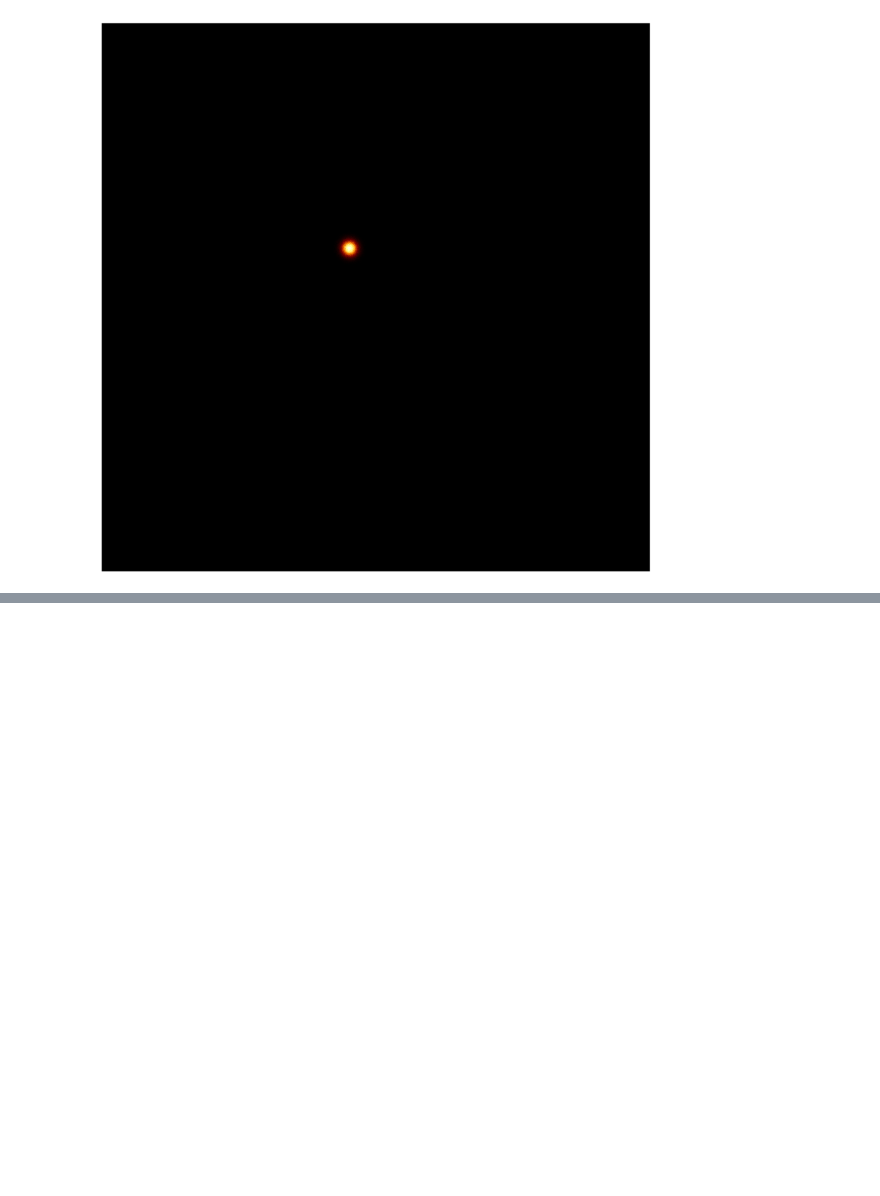
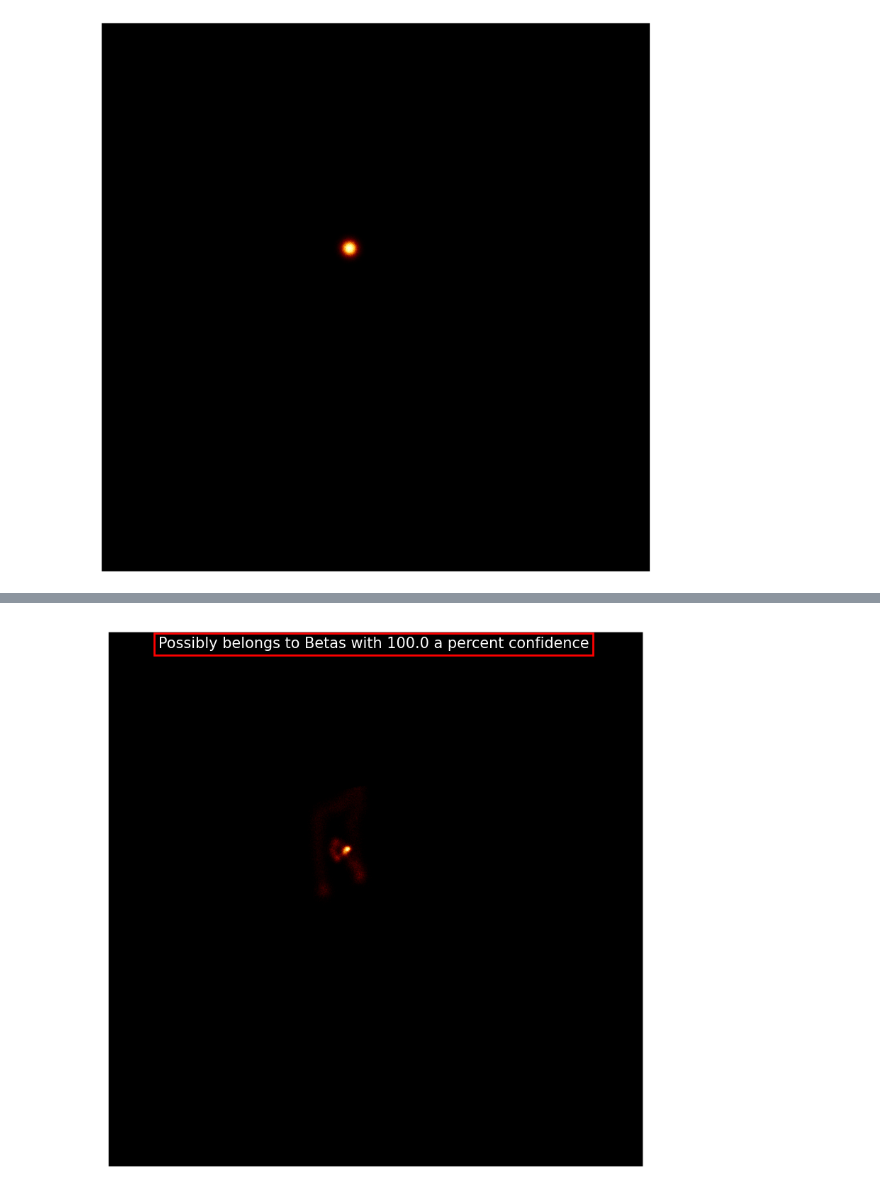
Before and after one commit to ilkerparmaksiz/Analysis, a Jupyter notebook: CRAB/Main/SimAnalysis/Particle_ID.ipynb, the cells around one changed output, grey strips where cells are left out. Saved outputs shown, nothing was run; the diff lists cells and outputs as text; code cells hidden in the pictures; blank space fills up the shorter version.

Commit message:
Particle Identification

```diff
--- a/CRAB/Main/SimAnalysis/Particle_ID.ipynb
+++ b/CRAB/Main/SimAnalysis/Particle_ID.ipynb
@@ -359,3 +365,3 @@ plt.show()
 # %%
 
-Predict_Alpha=pathlib.Path("/media/ilker/Ilker/SimResults/Jan_20_2022/Particles/Predictions")
+Predict_Alpha=pathlib.Path("/media/ilker/Ilker/SimResults/Jan_20_2022/Predictions")
@@ -371,8 +374,9 @@ PIL.Image.open(str(alphas[0]))
 [figure]
 # %%
 ### Predictions
+testedimg=betas[1]
 img=tf.keras.utils.load_img(
-    alphas[1],target_size=(180,180)
+    testedimg,target_size=(180,180)
 )
 img_array=tf.keras.utils.img_to_array(img)
 img_array=tf.expand_dims(img_array,0) ### Create a batch
@@ -382,4 +386,11 @@ score=tf.nn.softmax(predictions[0])
 print(
     "This image most likely belongs to {} with a {:.2f} percent confidence.".format(class_names[np.argmax(score)],100*np.max(score))
 )
+k=plt.imread(testedimg)
+fig,ax=plt.subplots(figsize=(10,10))
+
+plt.axis("off")
+s="Possibly belongs to " + class_names[np.argmax(score)] +" with " + str(round(100*np.max(score),2))+ " a percent confidence"
+plt.text(300,120,s,fontsize=15,color="white",bbox=dict(fill=False, edgecolor='red',linewidth=2))
+im=ax.imshow(k)
 # %% [output]
@@ -388,3 +399,4 @@ This image most likely belongs to Alphas with a 89.13 percent confidence.
+[figure, added]
 # %%
 #### TensorFlow Lite
 ## Convert the Keras Sequential model to a Tensorflow lite model
```
Also changed, not shown: parts of 15 cells of this notebook, 1 other file.
